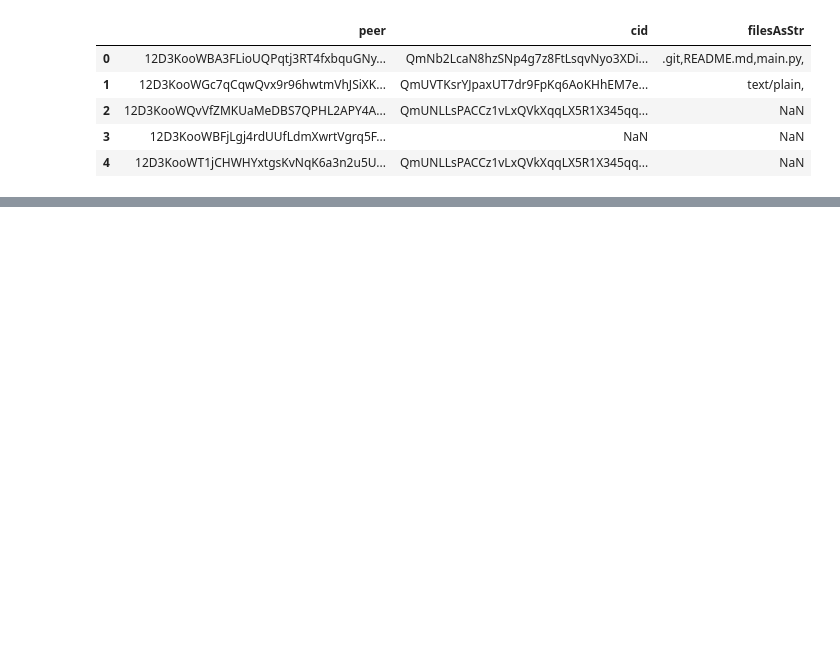
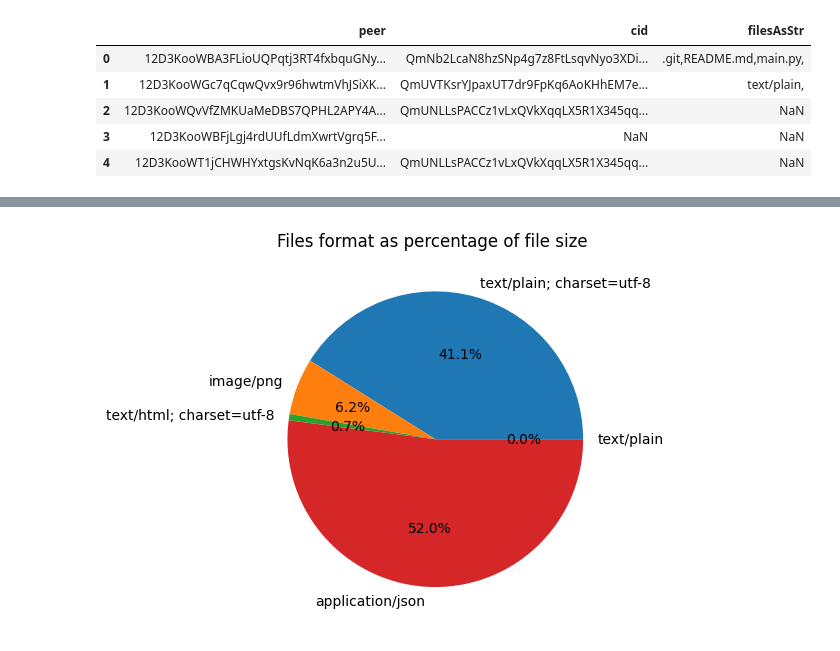
Before and after one commit to AxelGard/seek-ipns, a Jupyter notebook: playground/peer_data.ipynb, the cells around one changed output, grey strips where cells are left out. Drawn from its saved outputs; the diff is of its cells as text; code cells hidden in the pictures; blank space fills up the shorter version.

```diff
--- a/playground/peer_data.ipynb
+++ b/playground/peer_data.ipynb
@@ -46,0 +103,17 @@ pd.DataFrame(temp).set_index("file").plot.bar()
+# %%
+format_size_count = defaultdict(int)
+for i, f in enumerate(df["format"]):
+    format_size_count[f] += df["size"][i]
+# %%
+
+format_size_count = defaultdict(int)
+for i, f in enumerate(df["format"]):
+    format_size_count[f] += df["size"][i]
+
+fig, ax = plt.subplots()
+ax.pie(list(format_size_count.values()), labels=list(format_size_count.keys()), autopct='%1.1f%%')
+plt.title("Files format as percentage of file size ")
+if SAVE:
+    plt.savefig(SAVE_PATH+"files_format_prec.png")
+# %% [output]
+[figure, added]
```
Also changed, not shown: parts of 14 cells of this notebook, 11 other files.
